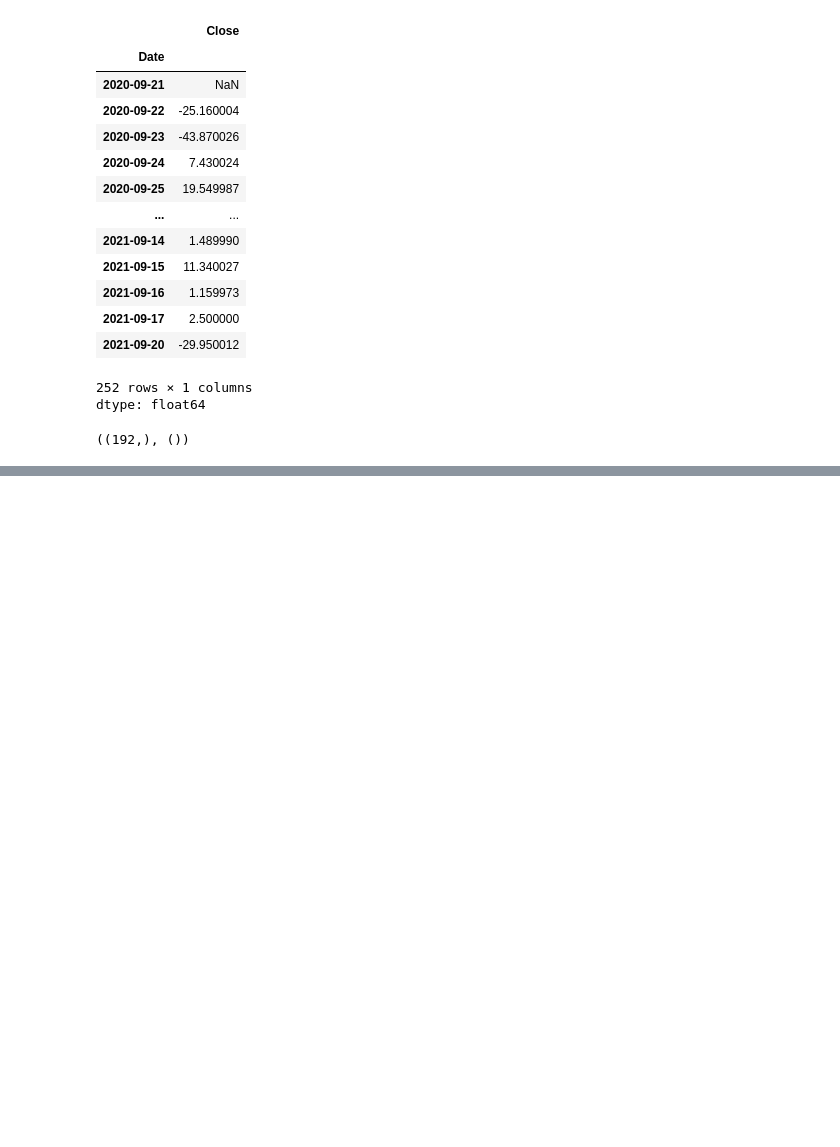
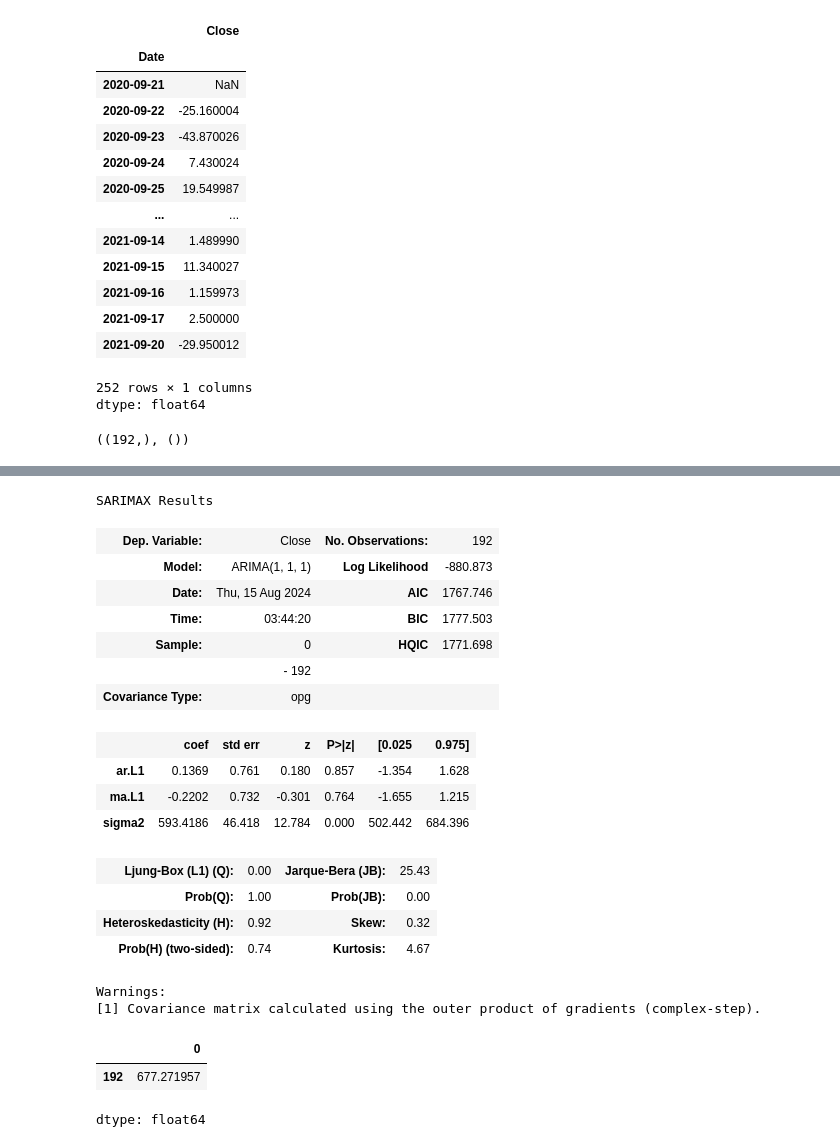
Before and after one commit to kalki81000/File-Handling, a Jupyter notebook: Untitled62.ipynb, the cells around one changed output, grey strips where cells are left out. Drawn from its saved outputs; the diff is of its cells as text; code cells hidden in the pictures; blank space fills up the shorter version.

```diff
--- a/Untitled62.ipynb
+++ b/Untitled62.ipynb
@@ -594,0 +568,31 @@ train_data.shape , test_data.shape
+# %%
+model = ARIMA(train_data , order = (1,1,1))
+# %%
+model = model.fit()
+# %%
+model.summary()
+# %% [output]
+SARIMAX Results
+| Dep. Variable: | Close | No. Observations: | 192 |
+| Model: | ARIMA(1, 1, 1) | Log Likelihood | -880.873 |
+| Date: | Thu, 15 Aug 2024 | AIC | 1767.746 |
+| Time: | 03:44:20 | BIC | 1777.503 |
+| Sample: | 0 | HQIC | 1771.698 |
+|  | - 192 |  |  |
+| Covariance Type: | opg |  |  |
+|  | coef | std err | z | P>|z| | [0.025 | 0.975] |
+| ar.L1 | 0.1369 | 0.761 | 0.180 | 0.857 | -1.354 | 1.628 |
+| ma.L1 | -0.2202 | 0.732 | -0.301 | 0.764 | -1.655 | 1.215 |
+| sigma2 | 593.4186 | 46.418 | 12.784 | 0.000 | 502.442 | 684.396 |
+| Ljung-Box (L1) (Q): | 0.00 | Jarque-Bera (JB): | 25.43 |
+| Prob(Q): | 1.00 | Prob(JB): | 0.00 |
+| Heteroskedasticity (H): | 0.92 | Skew: | 0.32 |
+| Prob(H) (two-sided): | 0.74 | Kurtosis: | 4.67 |
+Warnings:
+[1] Covariance matrix calculated using the outer product of gradients (complex-step).
+# %%
+model.forecast() #predict is used for a range of values
+# %% [output]
+|  | 0 |
+| 192 | 677.271957 |
+dtype: float64
```
Also changed, not shown: parts of 22 cells of this notebook.
